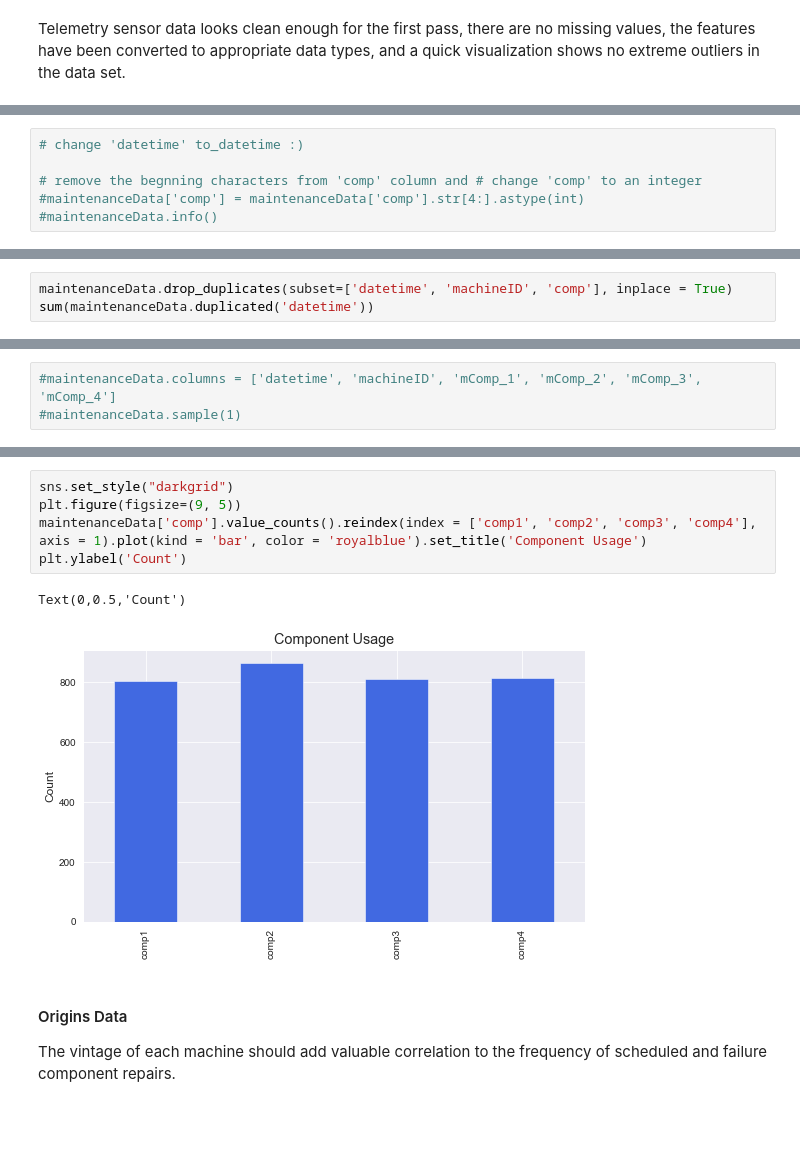
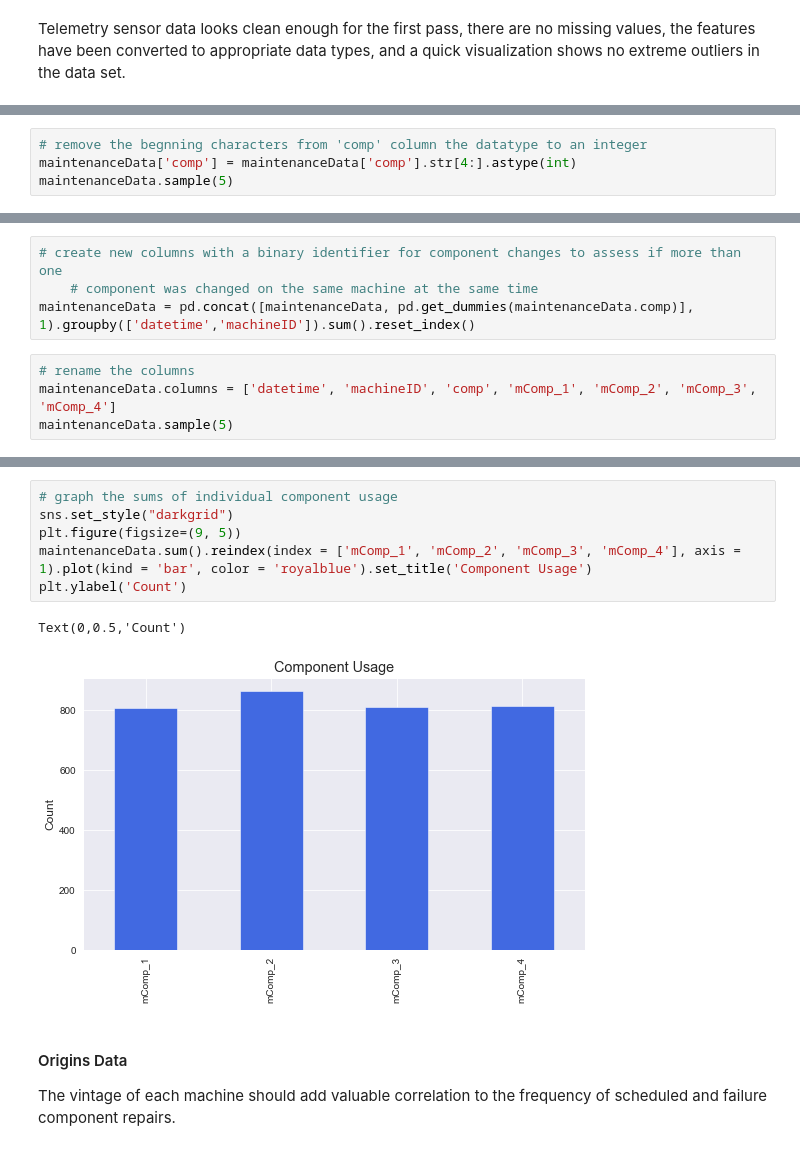
Before and after one commit to 55thSwiss/Kaggle, a Jupyter notebook: MPred/MPred_v3.ipynb, the cells around one changed output, grey strips where cells are left out. Cells and saved outputs as stored; diff of their text form; blank space fills up the shorter version.

```diff
--- a/MPred/MPred_v3.ipynb
+++ b/MPred/MPred_v3.ipynb
@@ -315,6 +310,4 @@ maintenanceData.sample(3)
 # %%
-# change 'datetime' to_datetime :)
-
-# remove the begnning characters from 'comp' column and # change 'comp' to an integer
-#maintenanceData['comp'] = maintenanceData['comp'].str[4:].astype(int)
-#maintenanceData.info()
+# remove the begnning characters from 'comp' column the datatype to an integer
+maintenanceData['comp'] = maintenanceData['comp'].str[4:].astype(int)
+maintenanceData.sample(5)
@@ -323,6 +323,3 @@ maintenanceData.sample(3)
 maintenanceData.duplicated(['datetime', 'machineID', 'comp']).sum()
 # %% [output]
 0
-# %%
-maintenanceData.drop_duplicates(subset=['datetime', 'machineID', 'comp'], inplace = True)
-sum(maintenanceData.duplicated('datetime'))
@@ -341,3 +326,8 @@ maintenanceData.duplicated(['datetime', 'machineID']).sum()
+# %%
+# create new columns with a binary identifier for component changes to assess if more than one
+    # component was changed on the same machine at the same time
+maintenanceData = pd.concat([maintenanceData, pd.get_dummies(maintenanceData.comp)], 1).groupby(['datetime','machineID']).sum().reset_index()
 # %%
-#maintenanceData.columns = ['datetime', 'machineID', 'mComp_1', 'mComp_2', 'mComp_3', 'mComp_4']
-#maintenanceData.sample(1)
+# rename the columns
+maintenanceData.columns = ['datetime', 'machineID', 'comp', 'mComp_1', 'mComp_2', 'mComp_3', 'mComp_4']
+maintenanceData.sample(5)
@@ -344,11 +350,12 @@ maintenanceData.duplicated(['datetime', 'machineID']).sum()
 # %%
+# graph the sums of individual component usage
 sns.set_style("darkgrid")
 plt.figure(figsize=(9, 5))
-maintenanceData['comp'].value_counts().reindex(index = ['comp1', 'comp2', 'comp3', 'comp4'], axis = 1).plot(kind = 'bar', color = 'royalblue').set_title('Component Usage')
+maintenanceData.sum().reindex(index = ['mComp_1', 'mComp_2', 'mComp_3', 'mComp_4'], axis = 1).plot(kind = 'bar', color = 'royalblue').set_title('Component Usage')
 plt.ylabel('Count')
 # %% [output]
 Text(0,0.5,'Count')
-[figure, old version]
+[figure, new version]
 # %% [markdown]
 #### Origins Data
 
```
Also changed, not shown: parts of 28 cells of this notebook.
